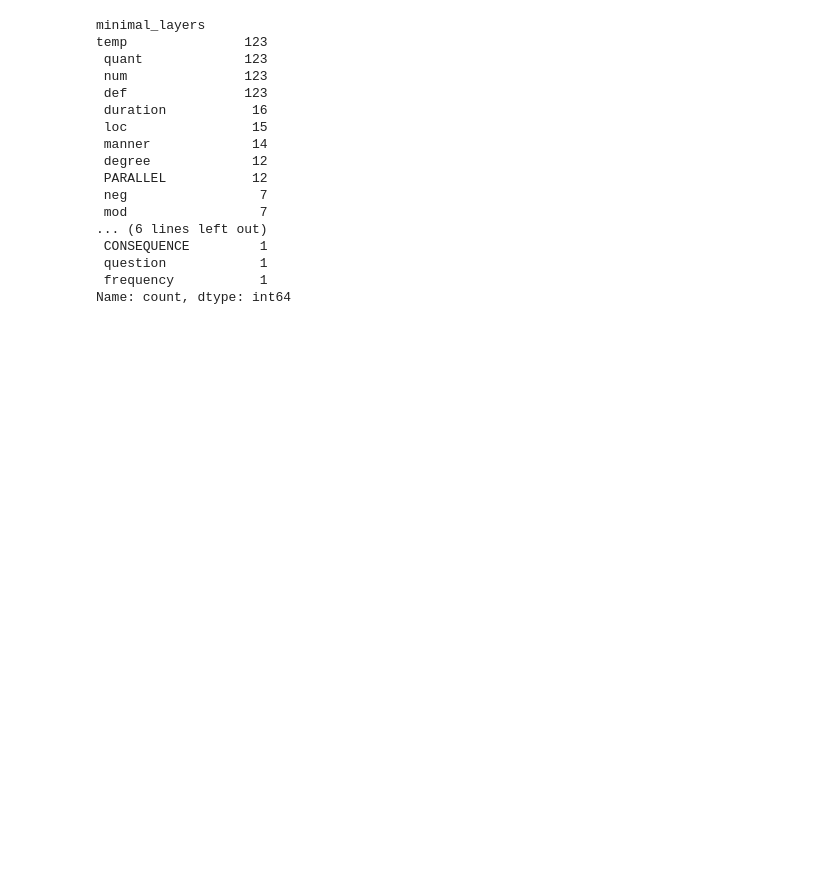
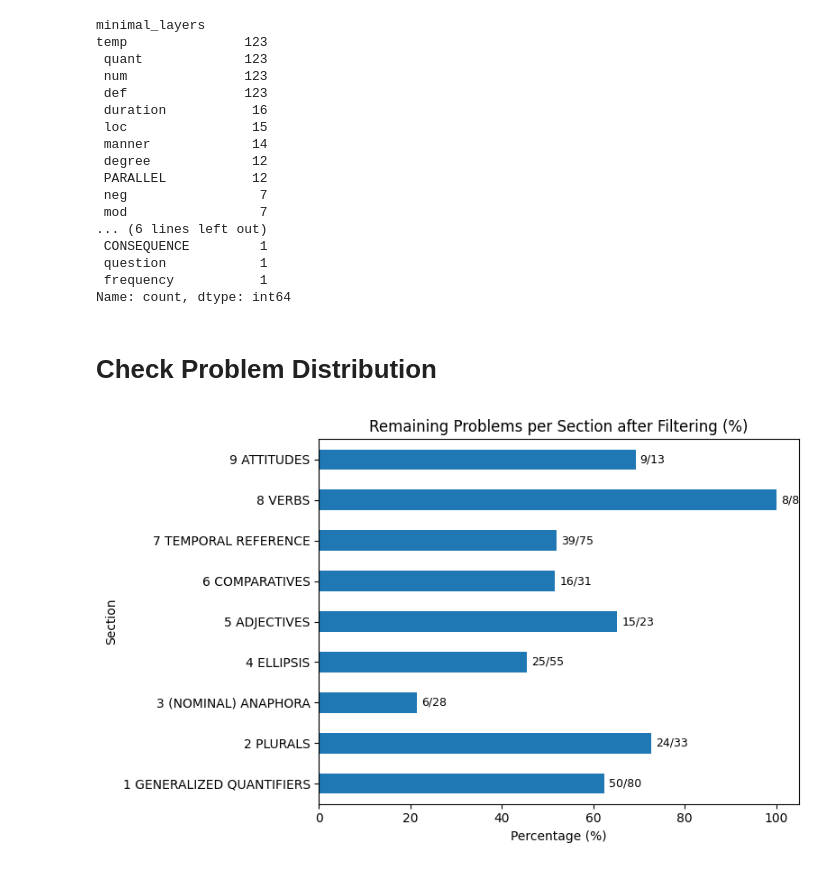
Before and after one commit to ivomitov/YARN2FOL, a Jupyter notebook: explore_fracas.ipynb, the cells around one changed output. Cells and saved outputs as stored; diff of their text form; code cells hidden in the pictures; blank space fills up the shorter version.

```diff
--- a/explore_fracas.ipynb
+++ b/explore_fracas.ipynb
@@ -132,8 +6,7 @@ CSV created successfully.
 # %%
-import pandas as pd
 fracas_df = pd.read_csv("fracas.csv")
-fracas_df = fracas_df[~fracas_df['minimal_layers'].isna()]
-fracas_df.head()
+fracas_df_filtered = fracas_df[(fracas_df['multiple_p']==0) & fracas_df['fracas_answer'].isin(['yes', 'no'])]
+fracas_df_filtered.head()
 # %% [output]
 |  | section | subsection | problem_id | fracas_answer | fracas_nonstandard | multiple_p | p | h | ... |
 | 0 | 1 GENERALIZED QUANTIFIERS | 1.1 Conservativity | 1 | yes | NaN | 0 | An Italian became the world's gre... | There was an Italian who became t... | ... |
@@ -181,3 +56,5 @@ temp               123
  question            1
  frequency           1
 Name: count, dtype: int64
+# %% [markdown]
+# Check Problem Distribution
@@ -183,0 +94,19 @@ Name: count, dtype: int64
+# %%
+filtered_one_premise = fracas_df[(fracas_df["multiple_p"] == 0)]
+
+total_section = fracas_df.groupby("section").size()
+remaining_section = filtered_one_premise.groupby("section").size()
+
+summary_section = (
+    pd.concat([total_section, remaining_section], axis=1)
+    .fillna(0)
+    .rename(columns={0: "total", 1: "remaining"})
+)
+
+summary_section["percentage"] = (
+    summary_section["remaining"] / summary_section["total"] * 100
+)
+
+plot_remaining_distribution(summary_section)
+# %% [output]
+[figure, added]
```
Also changed, not shown: parts of 14 cells of this notebook.
